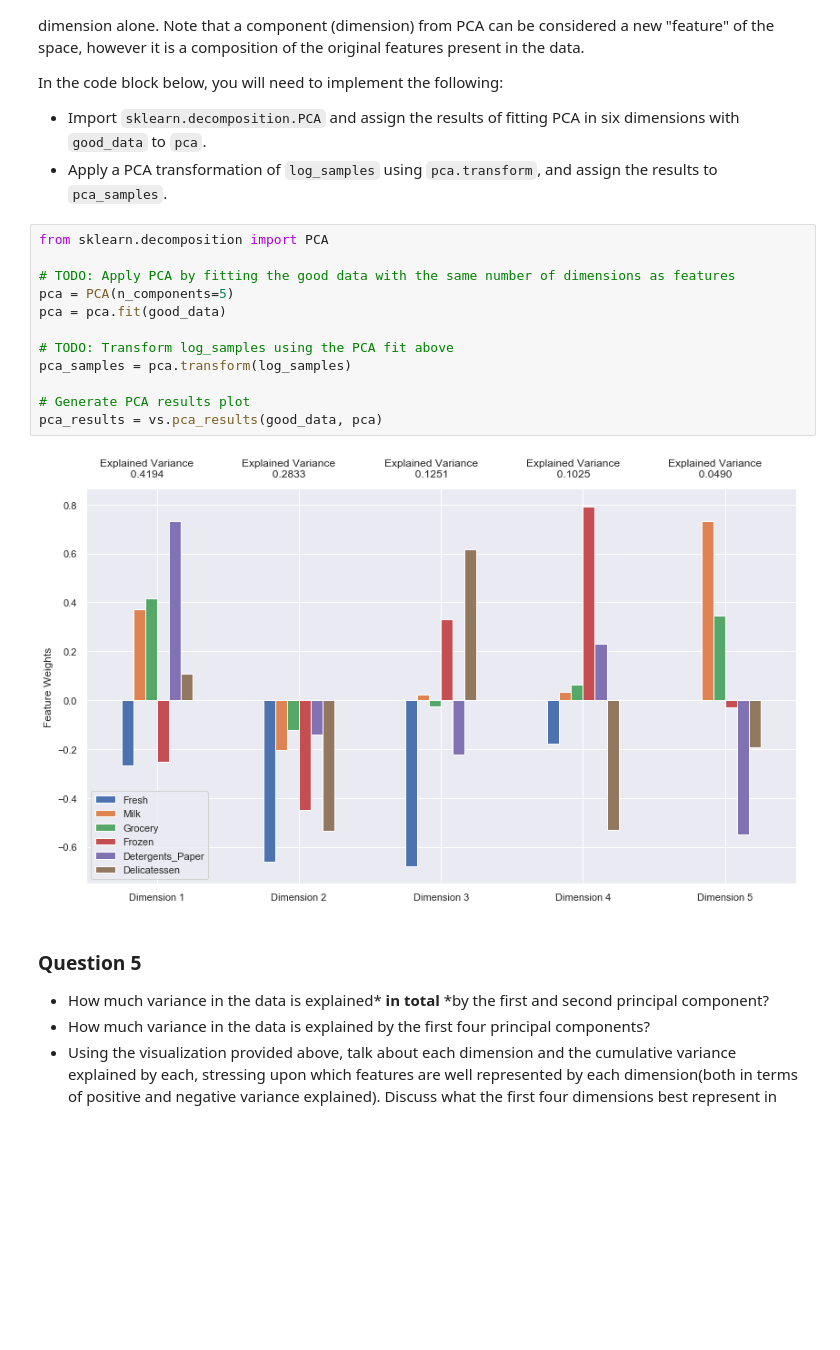
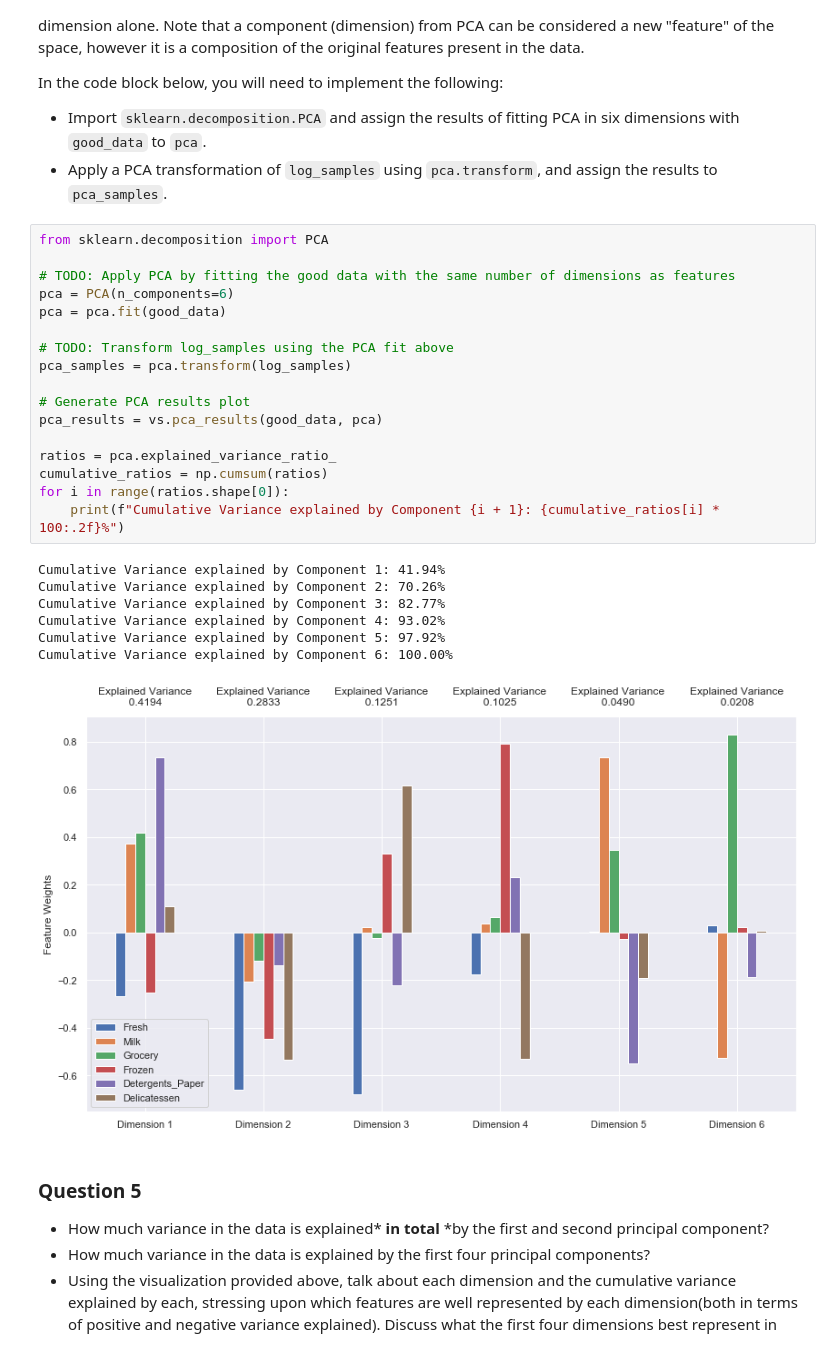
Before and after one commit to cjbarker/ml-nanodegree, a Jupyter notebook: customer-segments/customer_segments.ipynb, the cells around one changed output. Saved outputs shown, nothing was run; the diff lists cells and outputs as text; blank space fills up the shorter version.

```diff
--- a/customer-segments/customer_segments.ipynb
+++ b/customer-segments/customer_segments.ipynb
@@ -439,17 +439,28 @@ In the code block below, you will need to implement the following:
 # %%
 from sklearn.decomposition import PCA
 
 # TODO: Apply PCA by fitting the good data with the same number of dimensions as features
-pca = PCA(n_components=5)
+pca = PCA(n_components=6)
 pca = pca.fit(good_data)
 
 # TODO: Transform log_samples using the PCA fit above
 pca_samples = pca.transform(log_samples)
 
 # Generate PCA results plot
 pca_results = vs.pca_results(good_data, pca)
+
+ratios = pca.explained_variance_ratio_
+cumulative_ratios = np.cumsum(ratios)
+for i in range(ratios.shape[0]):
+    print(f"Cumulative Variance explained by Component {i + 1}: {cumulative_ratios[i] * 100:.2f}%")
 # %% [output]
+Cumulative Variance explained by Component 1: 41.94%
+Cumulative Variance explained by Component 2: 70.26%
+Cumulative Variance explained by Component 3: 82.77%
+Cumulative Variance explained by Component 4: 93.02%
+Cumulative Variance explained by Component 5: 97.92%
+Cumulative Variance explained by Component 6: 100.00%
-[figure, old version]
+[figure, new version]
 # %% [markdown]
 ### Question 5
 
```
Also changed, not shown: parts of 2 cells of this notebook.
